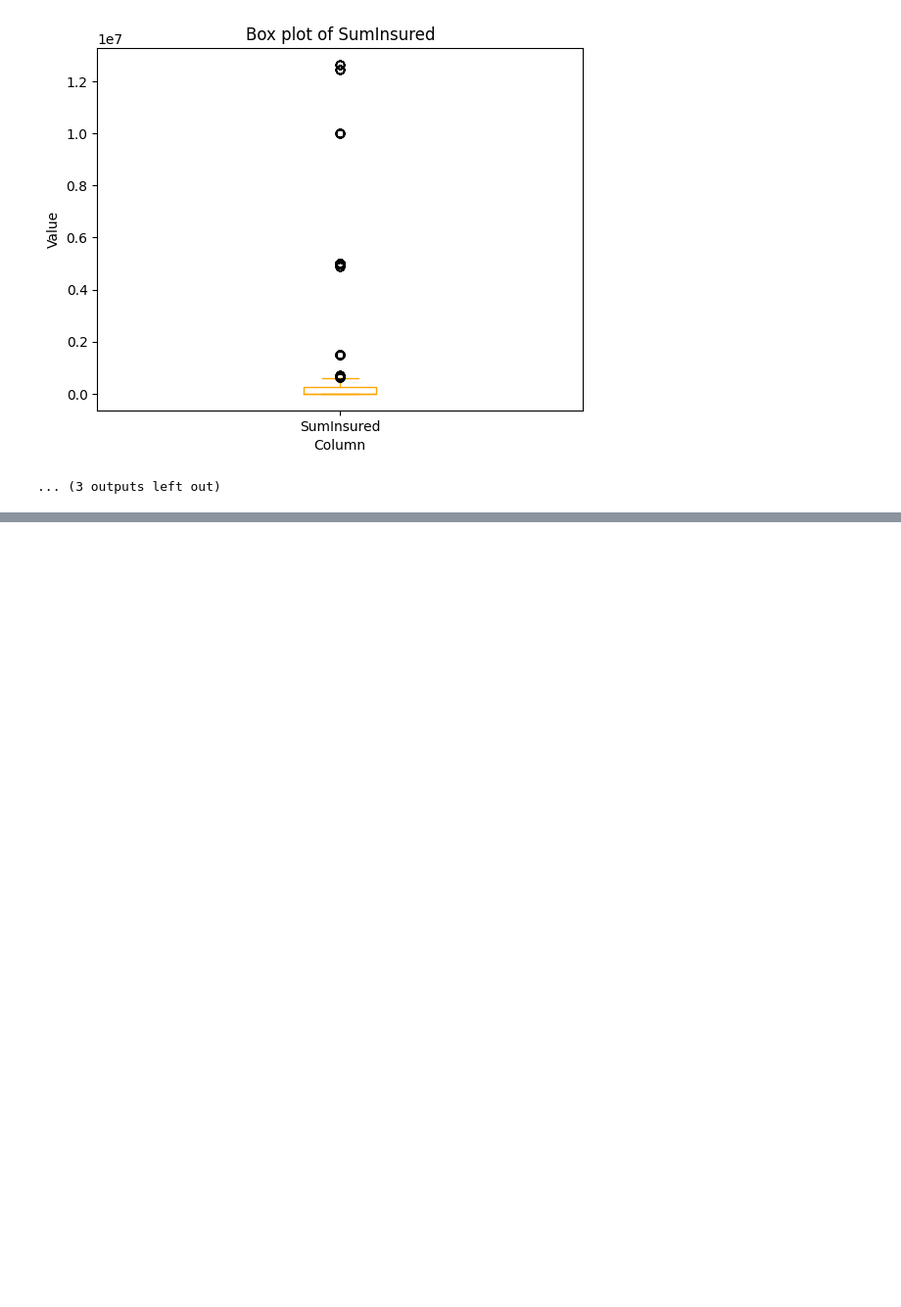
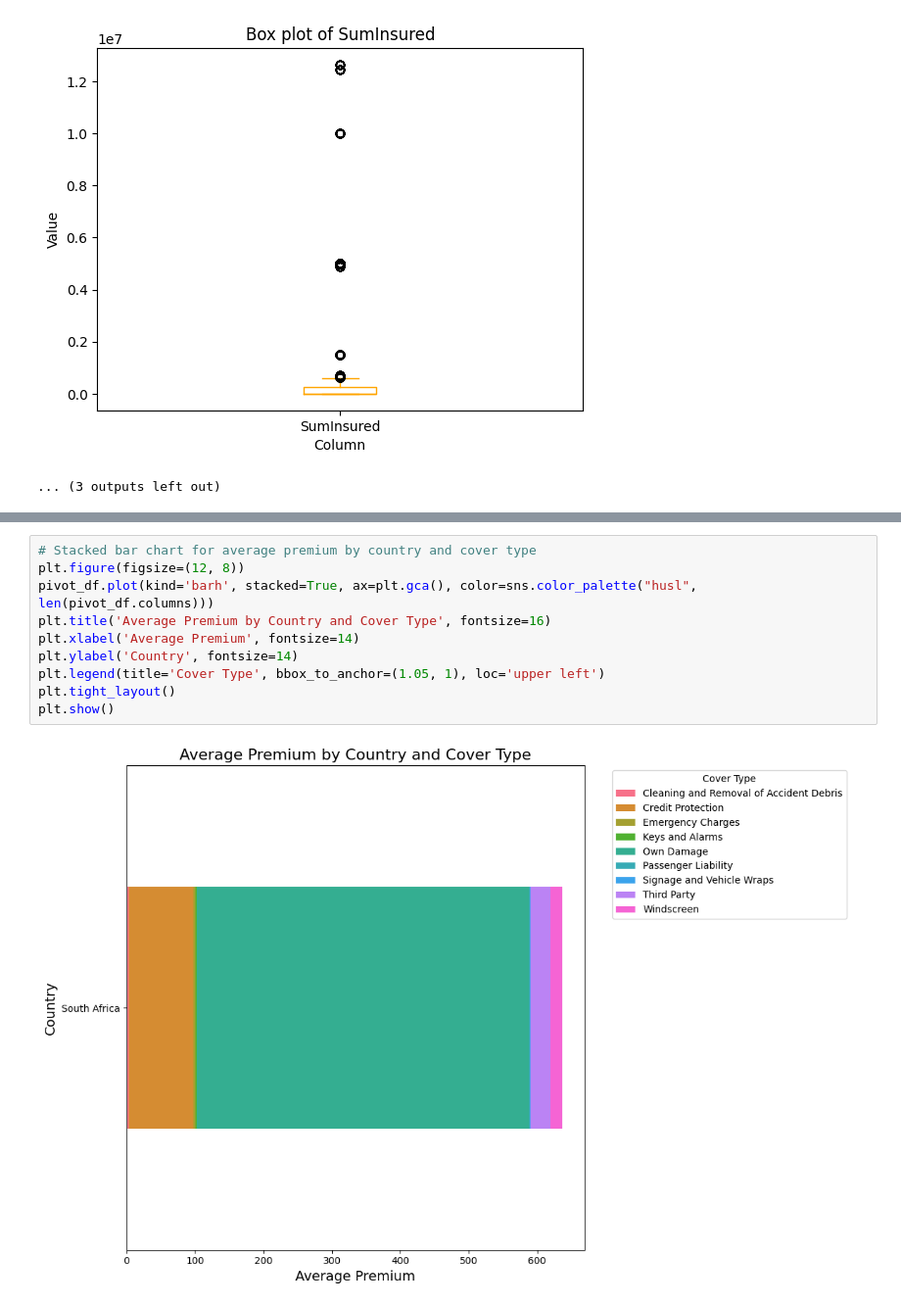
Before and after one commit to Abdulaziz7878/AlphaCare-Insurance-Solutions, a Jupyter notebook: notebooks/EDA.ipynb, the cells around one changed output, grey strips where cells are left out. Shown at 98% size. Saved outputs shown, nothing was run; the diff lists cells and outputs as text; blank space fills up the shorter version.

```diff
--- a/notebooks/EDA.ipynb
+++ b/notebooks/EDA.ipynb
@@ -406,0 +431,12 @@ for column in selected_columns:
+# %%
+# Stacked bar chart for average premium by country and cover type
+plt.figure(figsize=(12, 8))
+pivot_df.plot(kind='barh', stacked=True, ax=plt.gca(), color=sns.color_palette("husl", len(pivot_df.columns)))
+plt.title('Average Premium by Country and Cover Type', fontsize=16)
+plt.xlabel('Average Premium', fontsize=14)
+plt.ylabel('Country', fontsize=14)
+plt.legend(title='Cover Type', bbox_to_anchor=(1.05, 1), loc='upper left')
+plt.tight_layout()
+plt.show()
+# %% [output]
+[figure, added]
```
Also changed, not shown: parts of 3 cells of this notebook.
